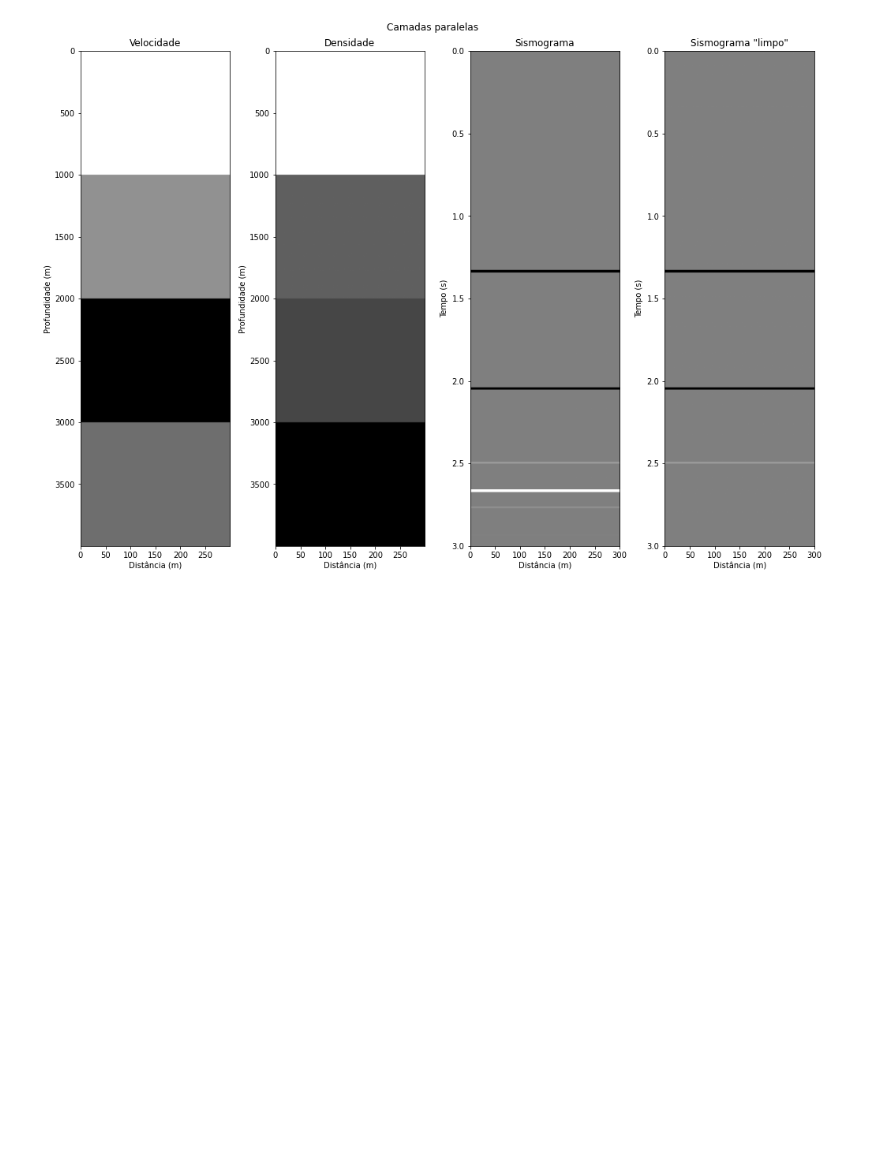
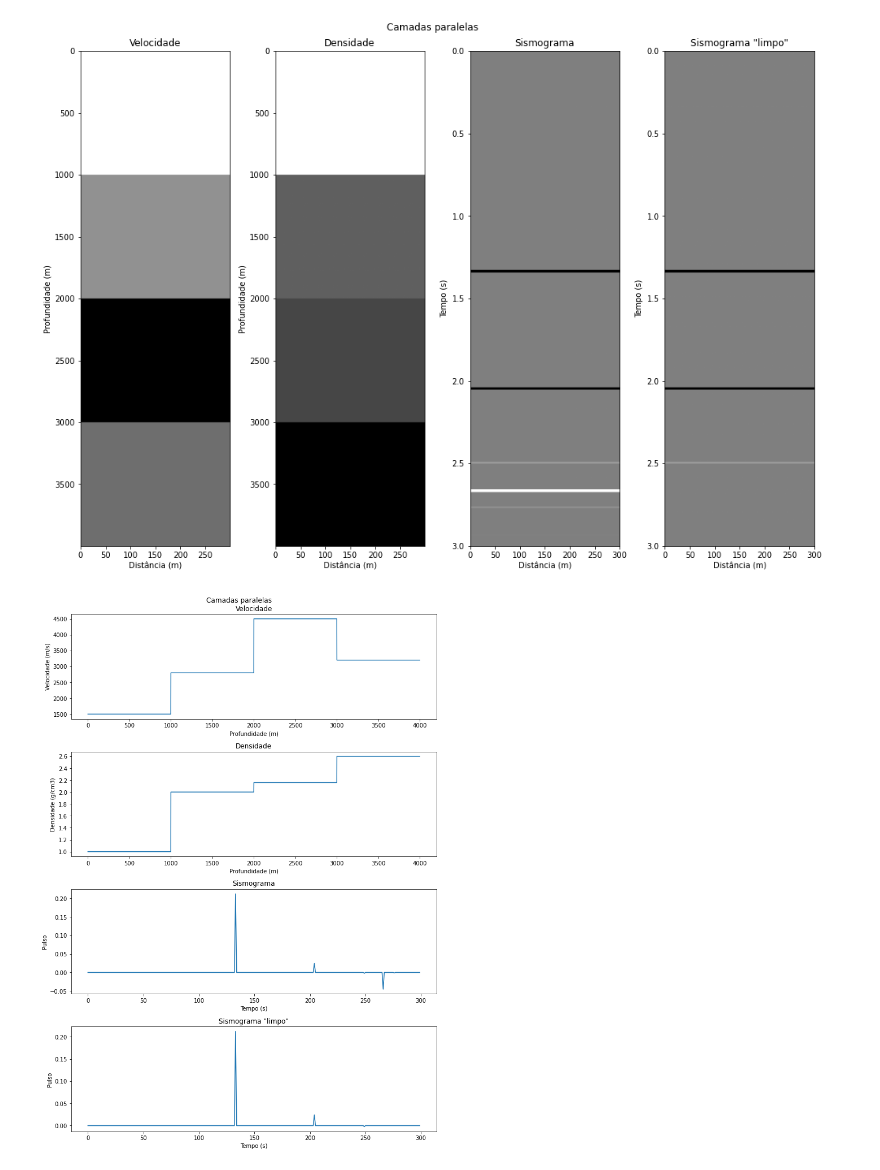
Before and after one commit to thiago-carneiro/mestrado, a Jupyter notebook: conv/conv.ipynb, the cells around one changed output. Saved outputs shown, nothing was run; the diff lists cells and outputs as text; code cells hidden in the pictures; blank space fills up the shorter version.

```diff
--- a/conv/conv.ipynb
+++ b/conv/conv.ipynb
@@ -274,4 +300,8 @@ class ModeloPreSal(Modelo2D):
 ModeloParalelas().plot(titulo='Camadas paralelas')
 # %% [output]
 [figure]
+# %%
+ModeloParalelas().colunas[0].plot(titulo='Camadas paralelas')
+# %% [output]
+[figure, added]
 # %%
```
Also changed, not shown: parts of 5 cells of this notebook.
